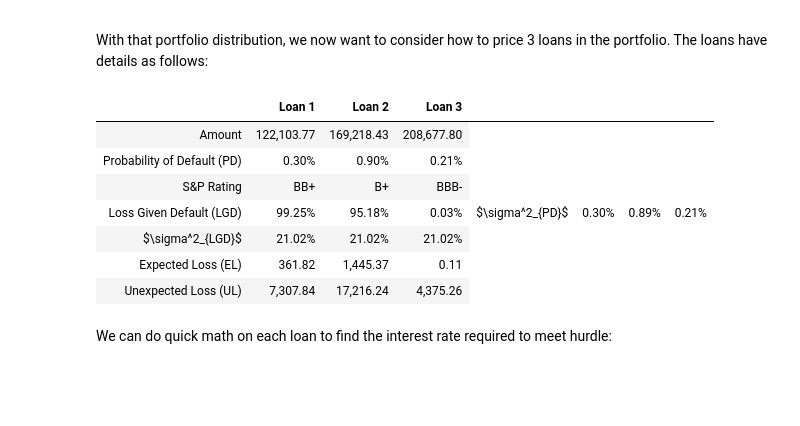
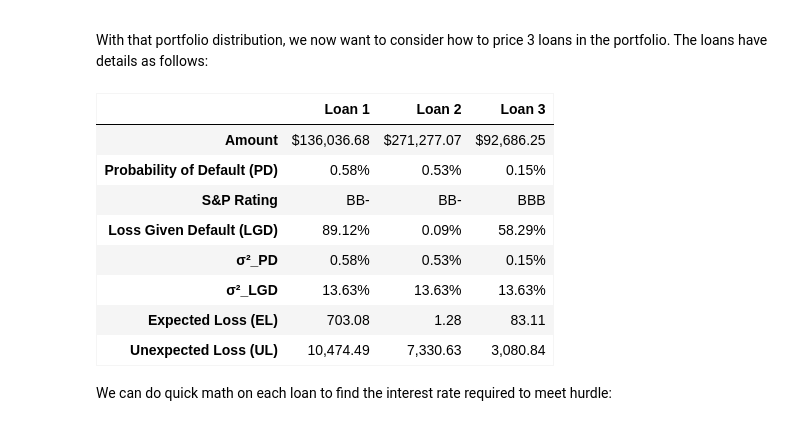
Before and after one commit to rjskene/htsfi, a Jupyter notebook: docs/pricing.ipynb, the cells around one changed output. Saved outputs shown, nothing was run; the diff lists cells and outputs as text; code cells hidden in the pictures; blank space fills up the shorter version.

```diff
--- a/docs/pricing.ipynb
+++ b/docs/pricing.ipynb
@@ -122,8 +128,6 @@ display(Markdown(md))
 
 With that portfolio distribution, we now want to consider how to price 3 loans in the portfolio. The loans have details as follows:
 # %%
-from IPython.core.display import HTML, display
-
 # Loan Portfolio
 n = 3
 loans_t = 5*10**5
@@ -131,84 +135,60 @@ randloans = np.random.uniform(0.1,1,n)
 loan_ead = (randloans / randloans.sum())*loans_t
 w = loan_ead / loan_ead.sum()
 
 # PD for each borrower/loan.
 pd_mu = 0.0044
 pd_std = 0.002
 p_of_d = np.random.normal(pd_mu, pd_std, n)
 count, bins = np.histogram(p_of_d, bins=PDs)
 binned = np.digitize(p_of_d, bins)
 rats = np.array(SPs)[binned]
 
 p_of_d = np.where(p_of_d<0, 0, p_of_d)
 
 pd_var = bern.var(p_of_d)     # PD for each individual loan is bernoulli distributed and has its own variance.
 
 # LGD
 lgd_mu = .4
 lgd_std = .4
 
 a, b = beta_params_from_descript(lgd_mu, lgd_std**2)
 lgd_freeze = beta(a, b)
 lgd = lgd_freeze.rvs(size=n)
 
 lgd_var = np.repeat(lgd.var(), n)
 
 el = loan_ead*p_of_d*lgd
 ul = loan_ul(loan_ead, p_of_d, lgd, pd_var, lgd_var)
 
-html = '<table>'
-html +=  '<thead>'
-html +=    '<tr>'
-html +=      '<th class="loan-table"></th>'
-html +=      ' '.join([f'<th class="loan-table">Loan {i + 1}</th>' for i in range(n)])
-html +=    '</tr>'
-html +=  '</thead>'
-html +=  '<tbody>'
-html +=    '<tr>'
-html +=      '<td class="loan-table">Amount</td>'
-html +=      ' '.join([f'<td class="loan-table">{val:,.2f}</td>' for val in loan_ead])
-html +=    '</tr>'
-html +=    '<tr>'
-html +=      '<td class="loan-table">Probability<br>of<br>Default (PD)</td>'
-html +=      ' '.join([f'<td class="loan-table">{val:.2%}</td>' for val in p_of_d])
-html +=    '</tr>'
-html +=    '<tr>'
-html +=      '<td class="loan-table">S&P<br>Rating</td>'
-html +=      ' '.join([f'<td class="loan-table">{val}</td>' for val in rats])
-html +=    '</tr>'
-html +=    '<tr>'
-html +=    '<tr>'
-html +=      '<td class="loan-table">Loss Given<br>Default (LGD)</td>'
-html +=      ' '.join([f'<td class="loan-table">{val:.2%}</td>' for val in lgd])
-html +=    '</tr>'
-html +=      r'<td class="loan-table">$\sigma^2_{PD}$</td>'
-html +=      ' '.join([f'<td class="loan-table">{val:.2%}</td>' for val in pd_var])
-html +=    '</tr>'
-html +=    '<tr>'
-html +=      r'<td class="loan-table">$\sigma^2_{LGD}$</td>'
-html +=      ' '.join([f'<td class="loan-table">{val:.2%}</td>' for val in lgd_var])
-html +=    '</tr>'
-html +=    '<tr>'
-html +=      '<td class="loan-table">Expected<br>Loss (EL)</td>'
-html +=      ' '.join([f'<td class="loan-table">{val:,.2f}</td>' for val in el])
-html +=    '</tr>'
-html +=    '<tr>'
-html +=      '<td class="loan-table">Unexpected<br>Loss (UL)</td>'
-html +=      ' '.join([f'<td class="loan-table">{val:,.2f}</td>' for val in ul])
-html +=    '</tr>'
-html +=  '</tbody>'
-html += '</table>'
+# Convert HTML table to DataFrame
+data = {
+    'Amount': loan_ead,
+    'Probability of Default (PD)': p_of_d,
+    'S&P Rating': rats,
+    'Loss Given Default (LGD)': lgd,
+    'σ²_PD': pd_var,
+    'σ²_LGD': lgd_var,
+    'Expected Loss (EL)': el,
+    'Unexpected Loss (UL)': ul
+}
 
-display(HTML(html))
+df = pd.DataFrame(data)
+df.index = [f'Loan {i+1}' for i in range(n)]
+
+# Format the columns
+df['Amount'] = df['Amount'].map('${:,.2f}'.format)
+df['Probability of Default (PD)'] = df['Probability of Default (PD)'].map('{:.2%}'.format)
+df['Loss Given Default (LGD)'] = df['Loss Given Default (LGD)'].map('{:.2%}'.format)
+df['σ²_PD'] = df['σ²_PD'].map('{:.2%}'.format)
+df['σ²_LGD'] = df['σ²_LGD'].map('{:.2%}'.format)
+df['Expected Loss (EL)'] = df['Expected Loss (EL)'].map('{:,.2f}'.format)
+df['Unexpected Loss (UL)'] = df['Unexpected Loss (UL)'].map('{:,.2f}'.format)
+
+# Save as PNG using dataframe_image
+await dfi.export_async(df.T, '_static/pricing_3_loan_portfolio_table.png')
+Image(filename='_static/pricing_3_loan_portfolio_table.png')
 # %% [output]
-|  | Loan 1 | Loan 2 | Loan 3 |
-| Amount | 122,103.77 | 169,218.43 | 208,677.80 |
-| Probability of Default (PD) | 0.30% | 0.90% | 0.21% |
-| S&P Rating | BB+ | B+ | BBB- |
-| Loss Given Default (LGD) | 99.25% | 95.18% | 0.03% | $\sigma^2_{PD}$ | 0.30% | 0.89% | 0.21% |
-| $\sigma^2_{LGD}$ | 21.02% | 21.02% | 21.02% |
-| Expected Loss (EL) | 361.82 | 1,445.37 | 0.11 |
-| Unexpected Loss (UL) | 7,307.84 | 17,216.24 | 4,375.26 |
+[figure, added]
 # %% [markdown]
 We can do quick math on each loan to find the interest rate required to meet hurdle:
 # %%
```
Also changed, not shown: parts of 14 cells of this notebook, 7 other files.
